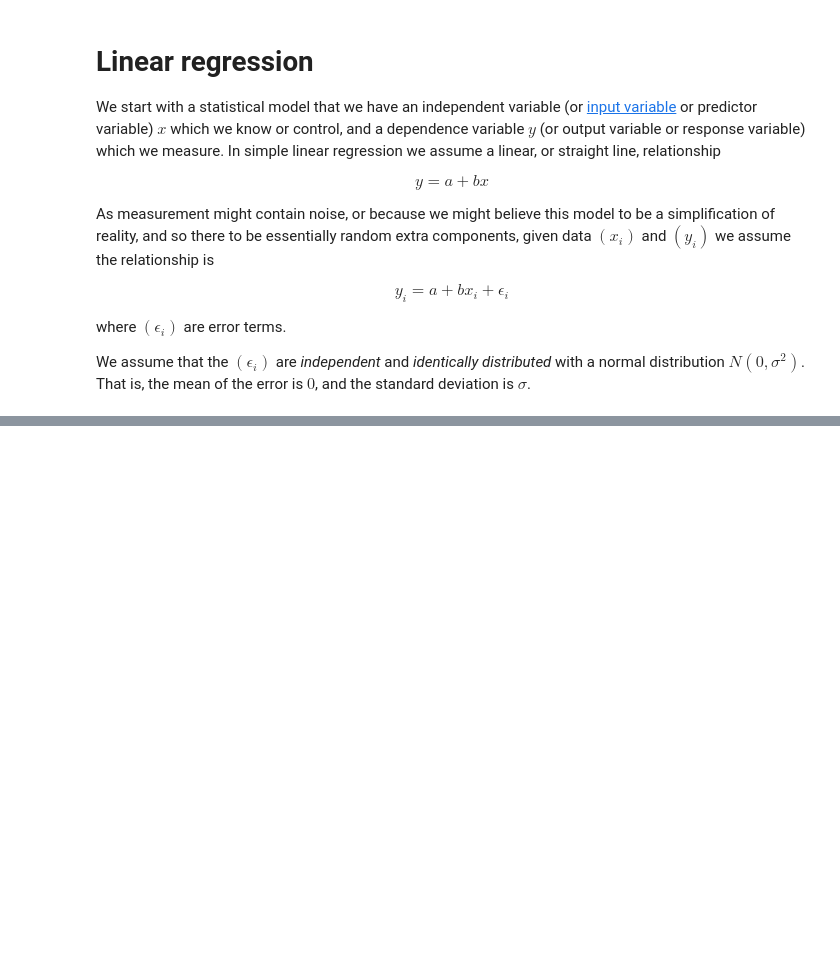
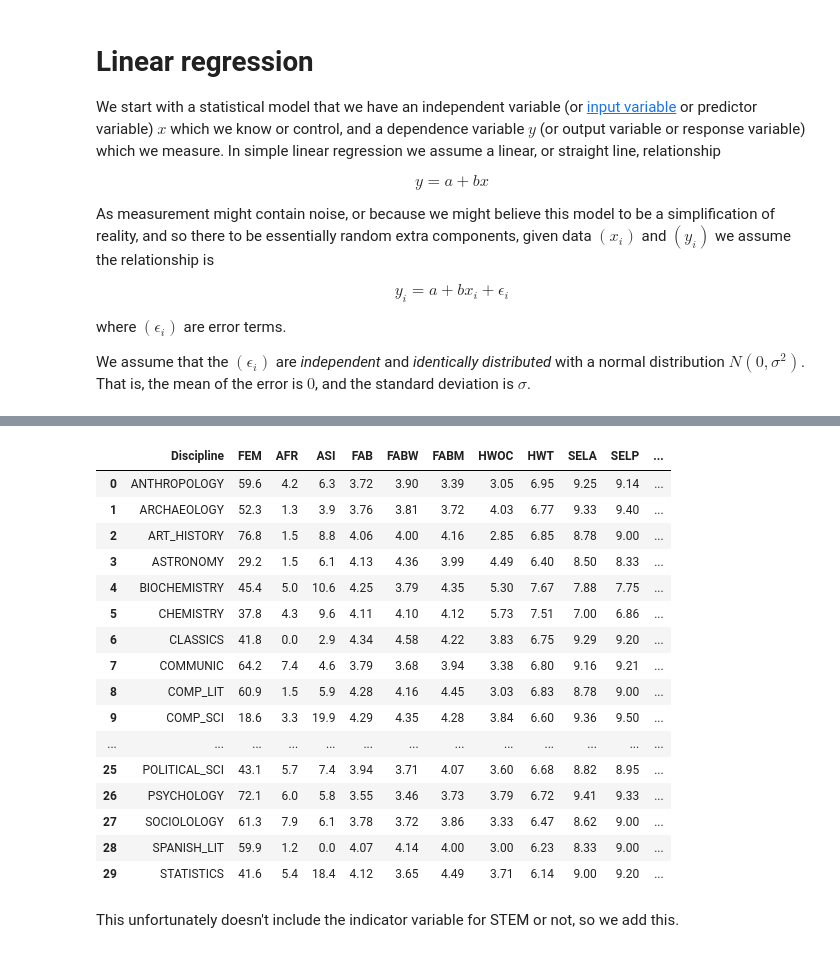
Before and after one commit to MatthewDaws/Python_bits, a Jupyter notebook: pymc_etc/Talk/1 - Introduction.ipynb, the cells around one changed output, grey strips where cells are left out. Drawn from its saved outputs; the diff is of its cells as text; code cells hidden in the pictures; blank space fills up the shorter version.

```diff
--- a/pymc_etc/Talk/1 - Introduction.ipynb
+++ b/pymc_etc/Talk/1 - Introduction.ipynb
@@ -24,0 +35,23 @@ We assume that the $(\epsilon_i)$ are _independent_ and _identically distributed
+# %%
+frame = pd.read_csv("input.csv")
+frame
+# %% [output]
+|  | Discipline | FEM | AFR | ASI | FAB | FABW | FABM | HWOC | HWT | SELA | SELP | ... |
+| 0 | ANTHROPOLOGY | 59.6 | 4.2 | 6.3 | 3.72 | 3.90 | 3.39 | 3.05 | 6.95 | 9.25 | 9.14 | ... |
+| 1 | ARCHAEOLOGY | 52.3 | 1.3 | 3.9 | 3.76 | 3.81 | 3.72 | 4.03 | 6.77 | 9.33 | 9.40 | ... |
+| 2 | ART_HISTORY | 76.8 | 1.5 | 8.8 | 4.06 | 4.00 | 4.16 | 2.85 | 6.85 | 8.78 | 9.00 | ... |
+| 3 | ASTRONOMY | 29.2 | 1.5 | 6.1 | 4.13 | 4.36 | 3.99 | 4.49 | 6.40 | 8.50 | 8.33 | ... |
+| 4 | BIOCHEMISTRY | 45.4 | 5.0 | 10.6 | 4.25 | 3.79 | 4.35 | 5.30 | 7.67 | 7.88 | 7.75 | ... |
+| 5 | CHEMISTRY | 37.8 | 4.3 | 9.6 | 4.11 | 4.10 | 4.12 | 5.73 | 7.51 | 7.00 | 6.86 | ... |
+| 6 | CLASSICS | 41.8 | 0.0 | 2.9 | 4.34 | 4.58 | 4.22 | 3.83 | 6.75 | 9.29 | 9.20 | ... |
+| 7 | COMMUNIC | 64.2 | 7.4 | 4.6 | 3.79 | 3.68 | 3.94 | 3.38 | 6.80 | 9.16 | 9.21 | ... |
+| 8 | COMP_LIT | 60.9 | 1.5 | 5.9 | 4.28 | 4.16 | 4.45 | 3.03 | 6.83 | 8.78 | 9.00 | ... |
+| 9 | COMP_SCI | 18.6 | 3.3 | 19.9 | 4.29 | 4.35 | 4.28 | 3.84 | 6.60 | 9.36 | 9.50 | ... |
+| ... | ... | ... | ... | ... | ... | ... | ... | ... | ... | ... | ... | ... |
+| 25 | POLITICAL_SCI | 43.1 | 5.7 | 7.4 | 3.94 | 3.71 | 4.07 | 3.60 | 6.68 | 8.82 | 8.95 | ... |
+| 26 | PSYCHOLOGY | 72.1 | 6.0 | 5.8 | 3.55 | 3.46 | 3.73 | 3.79 | 6.72 | 9.41 | 9.33 | ... |
+| 27 | SOCIOLOLOGY | 61.3 | 7.9 | 6.1 | 3.78 | 3.72 | 3.86 | 3.33 | 6.47 | 8.62 | 9.00 | ... |
+| 28 | SPANISH_LIT | 59.9 | 1.2 | 0.0 | 4.07 | 4.14 | 4.00 | 3.00 | 6.23 | 8.33 | 9.00 | ... |
+| 29 | STATISTICS | 41.6 | 5.4 | 18.4 | 4.12 | 3.65 | 4.49 | 3.71 | 6.14 | 9.00 | 9.20 | ... |
+# %% [markdown]
+This unfortunately doesn't include the indicator variable for STEM or not, so we add this.
```
Also changed, not shown: parts of 34 cells of this notebook, 2 other files.
